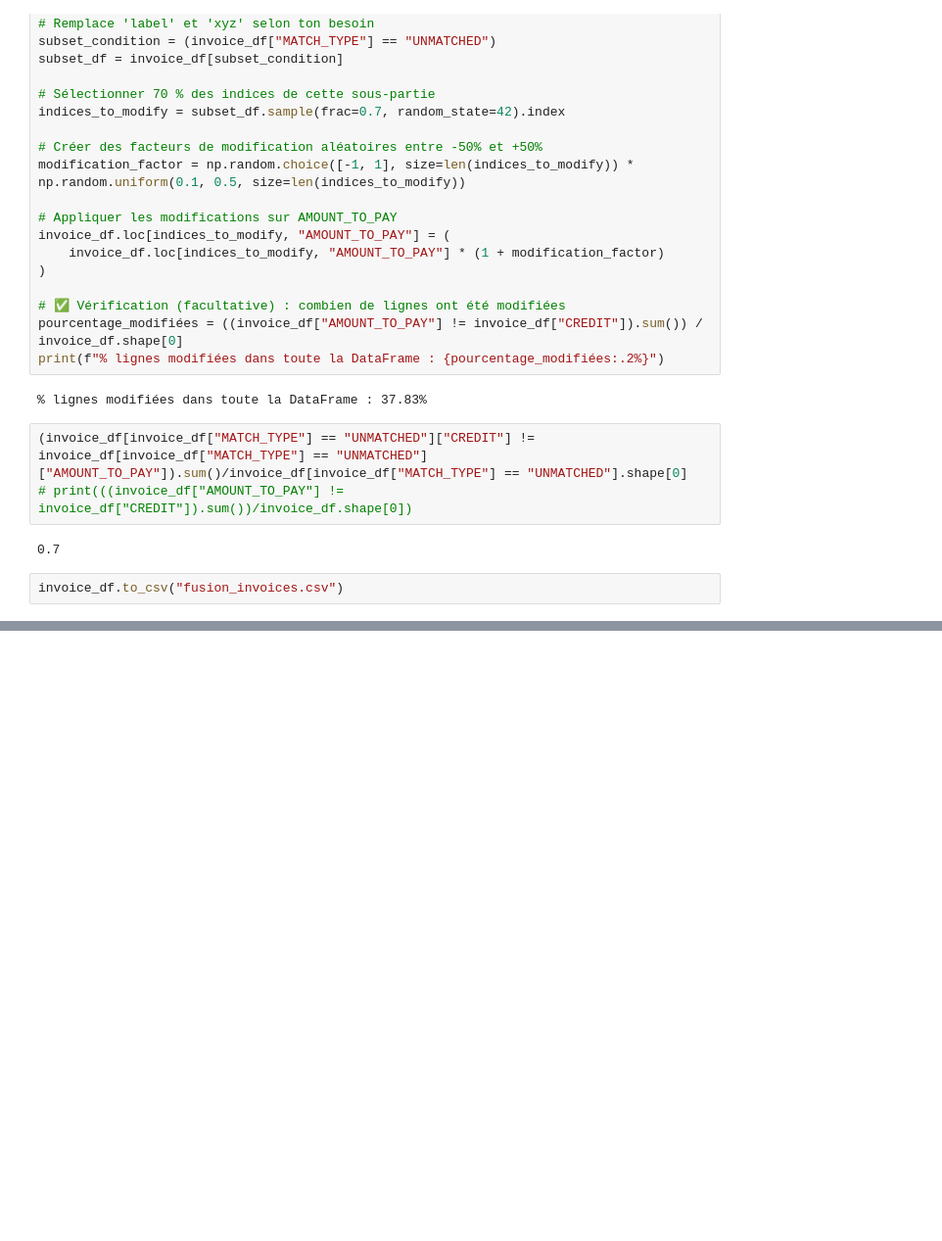
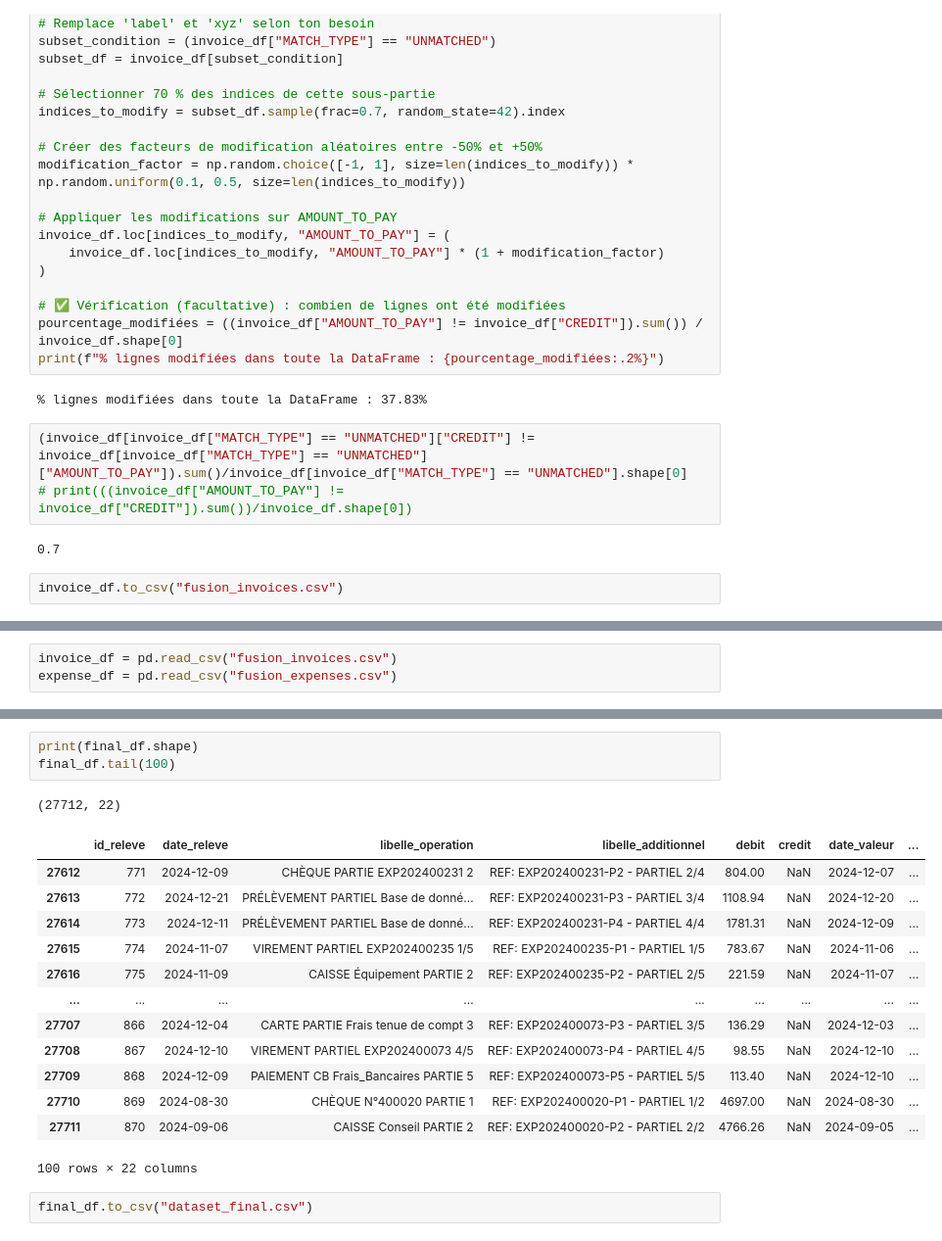
Before and after one commit to lamya-maaou/accounting_dataset_generator, a Jupyter notebook: expences_transaction_generate.ipynb, the cells around one changed output, grey strips where cells are left out. Shown at 98% size. Drawn from its saved outputs; the diff is of its cells as text; blank space fills up the shorter version.

Commit message:
dataset final creation

```diff
--- a/expences_transaction_generate.ipynb
+++ b/expences_transaction_generate.ipynb
@@ -1502,0 +1505,3 @@ invoice_df.to_csv("fusion_invoices.csv")
+# %%
+invoice_df = pd.read_csv("fusion_invoices.csv")
+expense_df = pd.read_csv("fusion_expenses.csv")
@@ -1502,0 +1631,20 @@ invoice_df.to_csv("fusion_invoices.csv")
+# %%
+print(final_df.shape)
+final_df.tail(100)
+# %% [output]
+(27712, 22)
+|  | id_releve | date_releve | libelle_operation | libelle_additionnel | debit | credit | date_valeur | ... |
+| 27612 | 771 | 2024-12-09 | CHÈQUE PARTIE EXP202400231 2 | REF: EXP202400231-P2 - PARTIEL 2/4 | 804.00 | NaN | 2024-12-07 | ... |
+| 27613 | 772 | 2024-12-21 | PRÉLÈVEMENT PARTIEL Base de donné... | REF: EXP202400231-P3 - PARTIEL 3/4 | 1108.94 | NaN | 2024-12-20 | ... |
+| 27614 | 773 | 2024-12-11 | PRÉLÈVEMENT PARTIEL Base de donné... | REF: EXP202400231-P4 - PARTIEL 4/4 | 1781.31 | NaN | 2024-12-09 | ... |
+| 27615 | 774 | 2024-11-07 | VIREMENT PARTIEL EXP202400235 1/5 | REF: EXP202400235-P1 - PARTIEL 1/5 | 783.67 | NaN | 2024-11-06 | ... |
+| 27616 | 775 | 2024-11-09 | CAISSE Équipement PARTIE 2 | REF: EXP202400235-P2 - PARTIEL 2/5 | 221.59 | NaN | 2024-11-07 | ... |
+| ... | ... | ... | ... | ... | ... | ... | ... | ... |
+| 27707 | 866 | 2024-12-04 | CARTE PARTIE Frais tenue de compt 3 | REF: EXP202400073-P3 - PARTIEL 3/5 | 136.29 | NaN | 2024-12-03 | ... |
+| 27708 | 867 | 2024-12-10 | VIREMENT PARTIEL EXP202400073 4/5 | REF: EXP202400073-P4 - PARTIEL 4/5 | 98.55 | NaN | 2024-12-10 | ... |
+| 27709 | 868 | 2024-12-09 | PAIEMENT CB Frais_Bancaires PARTIE 5 | REF: EXP202400073-P5 - PARTIEL 5/5 | 113.40 | NaN | 2024-12-10 | ... |
+| 27710 | 869 | 2024-08-30 | CHÈQUE N°400020 PARTIE 1 | REF: EXP202400020-P1 - PARTIEL 1/2 | 4697.00 | NaN | 2024-08-30 | ... |
+| 27711 | 870 | 2024-09-06 | CAISSE Conseil PARTIE 2 | REF: EXP202400020-P2 - PARTIEL 2/2 | 4766.26 | NaN | 2024-09-05 | ... |
+100 rows × 22 columns
+# %%
+final_df.to_csv("dataset_final.csv")
```
Also changed, not shown: parts of 4 cells of this notebook, 1 other file.
